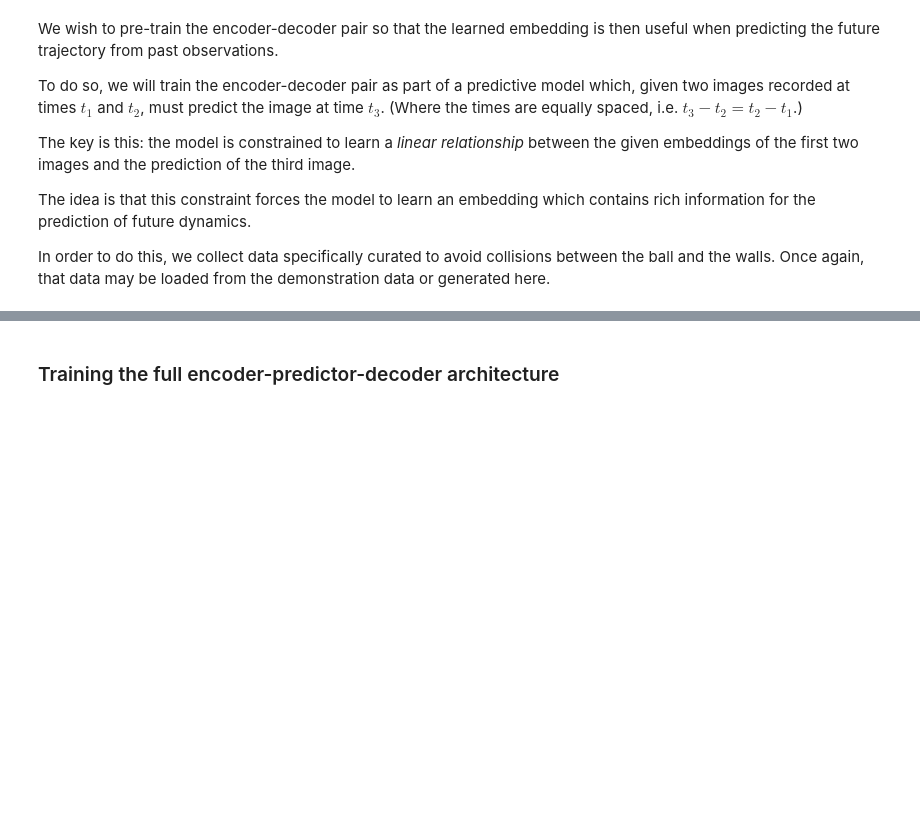
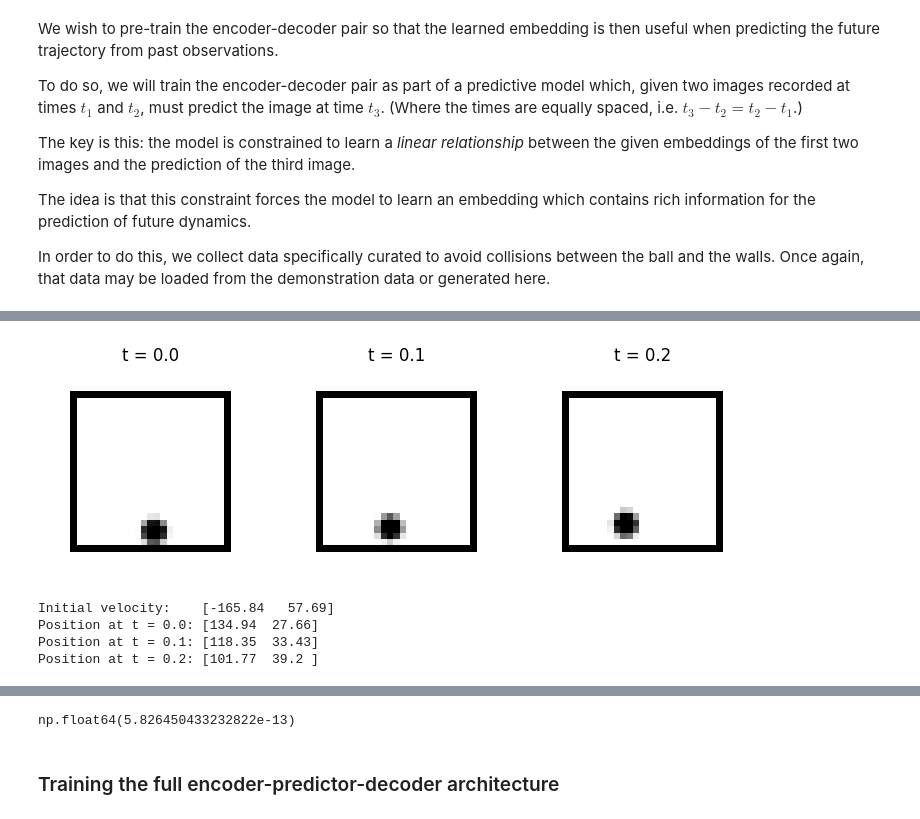
Before and after one commit to aremondtiedrez/pythia, a Jupyter notebook: demo.ipynb, the cells around one changed output, grey strips where cells are left out. Saved outputs shown, nothing was run; the diff lists cells and outputs as text; code cells hidden in the pictures; blank space fills up the shorter version.

```diff
--- a/demo.ipynb
+++ b/demo.ipynb
@@ -143,4 +143,4 @@ the demonstration data or generated here.
 
 # Generate your own data
 # (As the number of samples increases, this can become a somewhat lengthy process)
-snapshot_timesteps, positions, velocities, images = pythia.data_generation.generate(n_samples=10, ensure_no_collisions=True)
+snapshot_timesteps, positions, velocities, images = pythia.data_generation.generate(n_samples=100, max_timestep=0.3, ensure_no_collisions=True, monitor_progress=True)
@@ -146,0 +149,17 @@ snapshot_timesteps, positions, velocities, images = pythia.data_generation.gener
+# %%
+# This collision-less data can be inspected and animated as before.
+
+# Inspection
+index = 0
+pythia.visualization.inspect_sample(index, snapshot_timesteps, positions, velocities, images, display_walls=True)
+
+# Animation
+sample = images[0]
+animation = pythia.visualization.create_animation(sample, display_walls=True)
+HTML(animation.to_jshtml())
+# %% [output]
+[figure, added]
+Initial velocity:    [-165.84   57.69]
+Position at t = 0.0: [134.94  27.66]
+Position at t = 0.1: [118.35  33.43]
+Position at t = 0.2: [101.77  39.2 ]
@@ -147,2 +169,7 @@ snapshot_timesteps, positions, velocities, images = pythia.data_generation.gener
+# %%
+# This should be very small, otherwise it is an indication that collisions *do* occur.
+np.max(np.abs(np.diff(np.diff(positions, axis=1), axis=1)))
+# %% [output]
+np.float64(5.826450433232822e-13)
 # %% [markdown]
 ### Training the full encoder-predictor-decoder architecture
```
Also changed, not shown: parts of 5 cells of this notebook.
